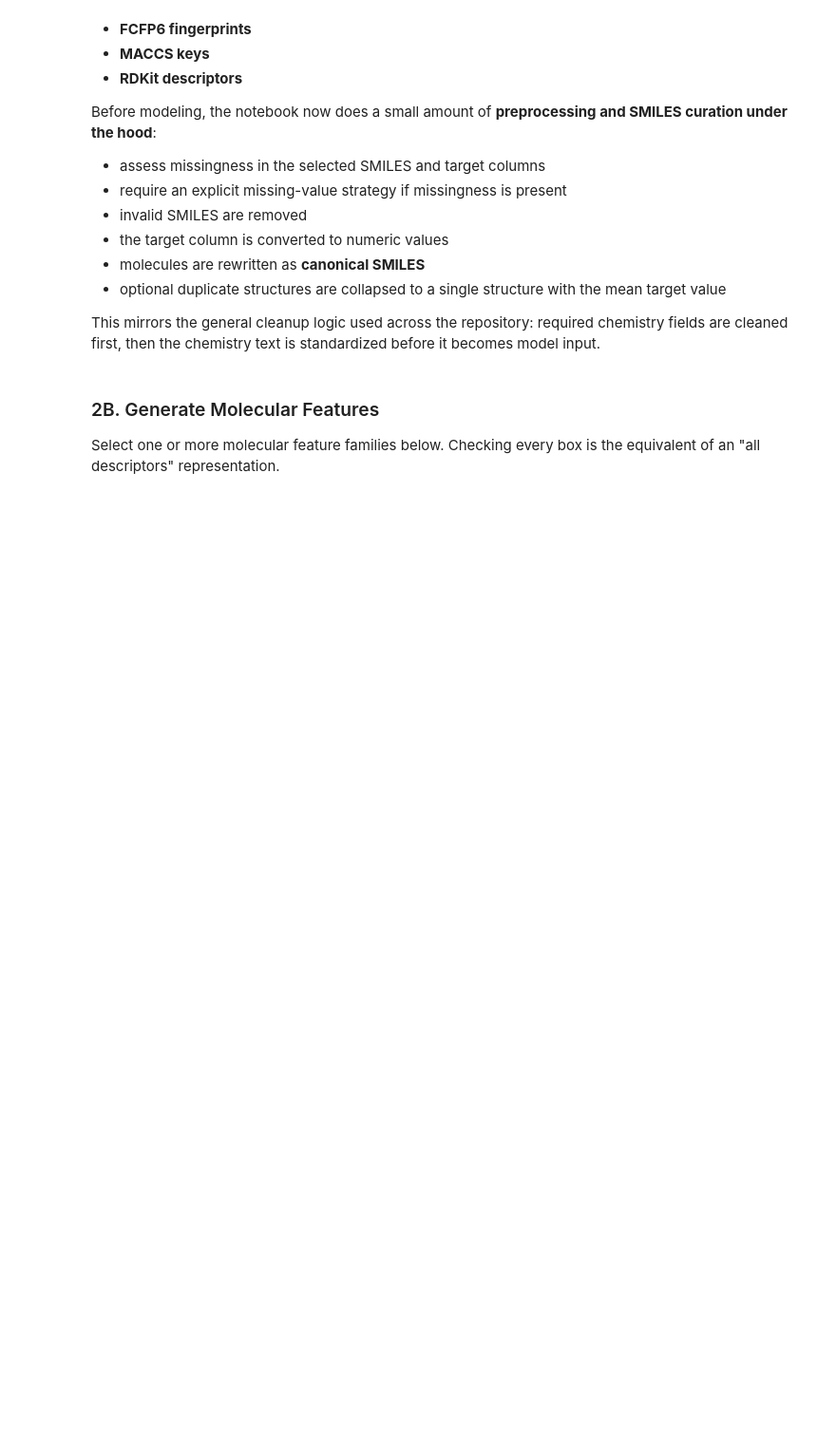
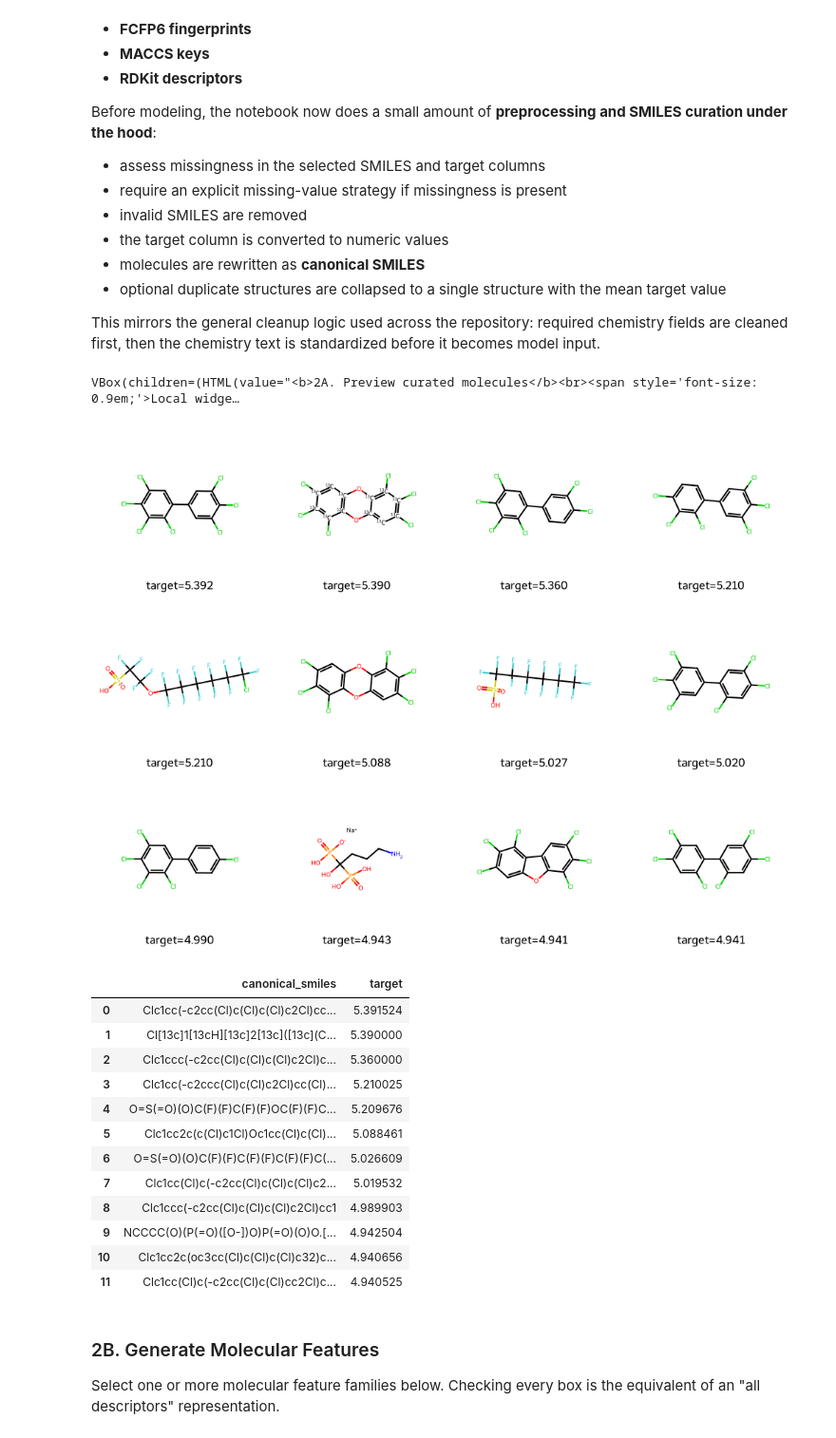
Before and after one commit to ScottCoffin/AutoQSAR, a Jupyter notebook: portable_colab_qsar_bundle/colab_qsar_tutorial.ipynb, the cells around one changed output. Shown at 95% size. Cells and saved outputs as stored; diff of their text form; code cells hidden in the pictures; blank space fills up the shorter version.

```diff
--- a/portable_colab_qsar_bundle/colab_qsar_tutorial.ipynb
+++ b/portable_colab_qsar_bundle/colab_qsar_tutorial.ipynb
@@ -1793,8 +1821,8 @@ log10_transform_target = True # @param {type:"boolean"}
 preview_rows = 5 # @param {type:"slider", min:3, max:15, step:1}
 
 if not IN_COLAB:
-    _local_form_id = '79a8ccce'
-    _local_form_values = read_local_form_values('79a8ccce', [{'name': 'data_source', 'label': 'data source', 'widget_kind': 'choice', 'default': 'Example dataset', 'options': ['Upload CSV/XLSX (Colab only)', 'File path', 'Example dataset']}, {'name': 'example_dataset', 'label': 'example dataset', 'widget_kind': 'choice', 'default': 'ChemML | organic_density', 'options': ['ChemML | organic_density', 'ChemML | cep_homo', 'ChemML | xyz_polarizability', 'ChemML | comp_energy', 'ChemML | crystal_structures', 'TDC | ADME | caco2_wang', 'TDC | ADME | lipophilicity_astrazeneca', 'TDC | ADME | solubility_aqsoldb', 'TDC | ADME | ppbr_az', 'TDC | ADME | vdss_lombardo', 'TDC | ADME | half_life_obach', 'TDC | ADME | clearance_hepatocyte_az', 'TDC | ADME | clearance_microsome_az', 'TDC | Tox | ld50_zhu']}, {'name': 'dataset_file_path', 'label': 'dataset file path', 'widget_kind': 'string', 'default': '/content/drive/MyDrive/your_dataset.csv'}, {'name': 'log10_transform_target', 'label': 'log10 transform target', 'widget_kind': 'boolean', 'default': True}, {'name': 'preview_rows', 'label': 'preview rows', 'widget_kind': 'slider', 'default': 5, 'min': 3, 'max': 15, 'step': 1}])
+    _local_form_id = '4b221f67'
+    _local_form_values = read_local_form_values('4b221f67', [{'name': 'data_source', 'label': 'data source', 'widget_kind': 'choice', 'default': 'Example dataset', 'options': ['Upload CSV/XLSX (Colab only)', 'File path', 'Example dataset']}, {'name': 'example_dataset', 'label': 'example dataset', 'widget_kind': 'choice', 'default': 'ChemML | organic_density', 'options': ['ChemML | organic_density', 'ChemML | cep_homo', 'ChemML | xyz_polarizability', 'ChemML | comp_energy', 'ChemML | crystal_structures', 'TDC | ADME | caco2_wang', 'TDC | ADME | lipophilicity_astrazeneca', 'TDC | ADME | solubility_aqsoldb', 'TDC | ADME | ppbr_az', 'TDC | ADME | vdss_lombardo', 'TDC | ADME | half_life_obach', 'TDC | ADME | clearance_hepatocyte_az', 'TDC | ADME | clearance_microsome_az', 'TDC | Tox | ld50_zhu']}, {'name': 'dataset_file_path', 'label': 'dataset file path', 'widget_kind': 'string', 'default': '/content/drive/MyDrive/your_dataset.csv'}, {'name': 'log10_transform_target', 'label': 'log10 transform target', 'widget_kind': 'boolean', 'default': True}, {'name': 'preview_rows', 'label': 'preview rows', 'widget_kind': 'slider', 'default': 5, 'min': 3, 'max': 15, 'step': 1}])
     data_source = _local_form_values['data_source']
     example_dataset = _local_form_values['example_dataset']
     dataset_file_path = _local_form_values['dataset_file_path']
@@ -1897,8 +1939,8 @@ target_column = "AUTO" # @param {type:"string"}
 preview_selected_rows = 5 # @param {type:"slider", min:3, max:15, step:1}
 
 if not IN_COLAB:
-    _local_form_id = '68498642'
-    _local_form_values = read_local_form_values('68498642', [{'name': 'smiles_column', 'label': 'smiles column', 'widget_kind': 'string', 'default': 'AUTO'}, {'name': 'target_column', 'label': 'target column', 'widget_kind': 'string', 'default': 'AUTO'}, {'name': 'preview_selected_rows', 'label': 'preview selected rows', 'widget_kind': 'slider', 'default': 5, 'min': 3, 'max': 15, 'step': 1}])
+    _local_form_id = '1ee32740'
+    _local_form_values = read_local_form_values('1ee32740', [{'name': 'smiles_column', 'label': 'smiles column', 'widget_kind': 'string', 'default': 'AUTO'}, {'name': 'target_column', 'label': 'target column', 'widget_kind': 'string', 'default': 'AUTO'}, {'name': 'preview_selected_rows', 'label': 'preview selected rows', 'widget_kind': 'slider', 'default': 5, 'min': 3, 'max': 15, 'step': 1}])
     smiles_column = _local_form_values['smiles_column']
     target_column = _local_form_values['target_column']
     preview_selected_rows = _local_form_values['preview_selected_rows']
@@ -1973,8 +2028,8 @@ collapse_duplicate_canonical_smiles = True # @param {type:"boolean"}
 preview_rows_after_cleaning = 5 # @param {type:"slider", min:3, max:15, step:1}
 
 if not IN_COLAB:
-    _local_form_id = '6e12ae44'
-    _local_form_values = read_local_form_values('6e12ae44', [{'name': 'missing_value_strategy', 'label': 'missing value strategy', 'widget_kind': 'choice', 'default': 'Please choose if missing values are present', 'options': ['Please choose if missing values are present', 'ignore_row', 'zero', 'interpolate']}, {'name': 'custom_missing_tokens', 'label': 'custom missing tokens', 'widget_kind': 'string', 'default': 'missing, nan, NA, N/A, null, None'}, {'name': 'collapse_duplicate_canonical_smiles', 'label': 'collapse duplicate canonical smiles', 'widget_kind': 'boolean', 'default': True}, {'name': 'preview_rows_after_cleaning', 'label': 'preview rows after cleaning', 'widget_kind': 'slider', 'default': 5, 'min': 3, 'max': 15, 'step': 1}])
+    _local_form_id = '2b83816a'
+    _local_form_values = read_local_form_values('2b83816a', [{'name': 'missing_value_strategy', 'label': 'missing value strategy', 'widget_kind': 'choice', 'default': 'Please choose if missing values are present', 'options': ['Please choose if missing values are present', 'ignore_row', 'zero', 'interpolate']}, {'name': 'custom_missing_tokens', 'label': 'custom missing tokens', 'widget_kind': 'string', 'default': 'missing, nan, NA, N/A, null, None'}, {'name': 'collapse_duplicate_canonical_smiles', 'label': 'collapse duplicate canonical smiles', 'widget_kind': 'boolean', 'default': True}, {'name': 'preview_rows_after_cleaning', 'label': 'preview rows after cleaning', 'widget_kind': 'slider', 'default': 5, 'min': 3, 'max': 15, 'step': 1}])
     missing_value_strategy = _local_form_values['missing_value_strategy']
     custom_missing_tokens = _local_form_values['custom_missing_tokens']
     collapse_duplicate_canonical_smiles = _local_form_values['collapse_duplicate_canonical_smiles']
@@ -2162,38 +2241,55 @@ This mirrors the general cleanup logic used across the repository: required chem
 # %%
 # Local widget controls for: 2A. Preview curated molecules
 if not IN_COLAB:
-    ensure_local_form_display('2A. Preview curated molecules', '15e42b11', [{'name': 'preview_molecules', 'label': 'preview molecules', 'widget_kind': 'slider', 'default': 12, 'min': 4, 'max': 20, 'step': 1}, {'name': 'preview_selection_mode', 'label': 'preview selection mode', 'widget_kind': 'choice', 'default': 'Highest target values', 'options': ['Highest target values', 'Lowest target values', 'Random sample', 'Dataset order']}])
+    ensure_local_form_display('2A. Preview curated molecules', '1937e240', [{'name': 'preview_molecules', 'label': 'preview molecules', 'widget_kind': 'slider', 'default': 12, 'min': 4, 'max': 20, 'step': 1}, {'name': 'preview_selection_mode', 'label': 'preview selection mode', 'widget_kind': 'choice', 'default': 'Highest target values', 'options': ['Highest target values', 'Lowest target values', 'Random sample', 'Dataset order']}])
+# %% [output]
+VBox(children=(HTML(value="<b>2A. Preview curated molecules</b><br><span style='font-size: 0.9em;'>Local widge…
 # %%
 # @title 2A. Preview curated molecules { display-mode: "form" }
 preview_molecules = 12 # @param {type:"slider", min:4, max:20, step:1}
 preview_selection_mode = "Highest target values" # @param ["Highest target values", "Lowest target values", "Random sample", "Dataset order"]
 
 if not IN_COLAB:
-    _local_form_id = '15e42b11'
-    _local_form_values = read_local_form_values('15e42b11', [{'name': 'preview_molecules', 'label': 'preview molecules', 'widget_kind': 'slider', 'default': 12, 'min': 4, 'max': 20, 'step': 1}, {'name': 'preview_selection_mode', 'label': 'preview selection mode', 'widget_kind': 'choice', 'default': 'Highest target values', 'options': ['Highest target values', 'Lowest target values', 'Random sample', 'Dataset order']}])
+    _local_form_id = '1937e240'
+    _local_form_values = read_local_form_values('1937e240', [{'name': 'preview_molecules', 'label': 'preview molecules', 'widget_kind': 'slider', 'default': 12, 'min': 4, 'max': 20, 'step': 1}, {'name': 'preview_selection_mode', 'label': 'preview selection mode', 'widget_kind': 'choice', 'default': 'Highest target values', 'options': ['Highest target values', 'Lowest target values', 'Random sample', 'Dataset order']}])
     preview_molecules = _local_form_values['preview_molecules']
     preview_selection_mode = _local_form_values['preview_selection_mode']
 
 if "curated_df" not in STATE:
     raise RuntimeError("Please run the curation cell first.")
 
 curated_df = STATE["curated_df"].copy()
 preview_count = min(int(preview_molecules), len(curated_df))
 if preview_selection_mode == "Highest target values":
     preview_df = curated_df.sort_values("target", ascending=False).head(preview_count).reset_index(drop=True)
 elif preview_selection_mode == "Lowest target values":
     preview_df = curated_df.sort_values("target", ascending=True).head(preview_count).reset_index(drop=True)
 elif preview_selection_mode == "Random sample":
     preview_df = curated_df.sample(preview_count, random_state=42).reset_index(drop=True)
 else:
     preview_df = curated_df.head(preview_count).reset_index(drop=True)
 legends = [f"target={value:.3f}" for value in preview_df["target"]]
 try:
     from rdkit.Chem import Draw
     display(Draw.MolsToGridImage(preview_df["rdkit_mol"].tolist(), legends=legends, molsPerRow=4, subImgSize=(250, 250), useSVG=False))
 except Exception as exc:
     print(f"Molecule preview skipped because RDKit drawing support is unavailable: {exc}")
 display(preview_df[["canonical_smiles", "target"]])
+# %% [output]
+[figure, added]
+|  | canonical_smiles | target |
+| 0 | Clc1cc(-c2cc(Cl)c(Cl)c(Cl)c2Cl)cc... | 5.391524 |
+| 1 | Cl[13c]1[13cH][13c]2[13c]([13c](C... | 5.390000 |
+| 2 | Clc1ccc(-c2cc(Cl)c(Cl)c(Cl)c2Cl)c... | 5.360000 |
+| 3 | Clc1cc(-c2ccc(Cl)c(Cl)c2Cl)cc(Cl)... | 5.210025 |
+| 4 | O=S(=O)(O)C(F)(F)C(F)(F)OC(F)(F)C... | 5.209676 |
+| 5 | Clc1cc2c(c(Cl)c1Cl)Oc1cc(Cl)c(Cl)... | 5.088461 |
+| 6 | O=S(=O)(O)C(F)(F)C(F)(F)C(F)(F)C(... | 5.026609 |
+| 7 | Clc1cc(Cl)c(-c2cc(Cl)c(Cl)c(Cl)c2... | 5.019532 |
+| 8 | Clc1ccc(-c2cc(Cl)c(Cl)c(Cl)c2Cl)cc1 | 4.989903 |
+| 9 | NCCCC(O)(P(=O)([O-])O)P(=O)(O)O.[... | 4.942504 |
+| 10 | Clc1cc2c(oc3cc(Cl)c(Cl)c(Cl)c32)c... | 4.940656 |
+| 11 | Clc1cc(Cl)c(-c2cc(Cl)c(Cl)cc2Cl)c... | 4.940525 |
 # %% [markdown]
 ### 2B. Generate Molecular Features
 
```
Also changed, not shown: parts of 49 cells of this notebook, 27 other files.
